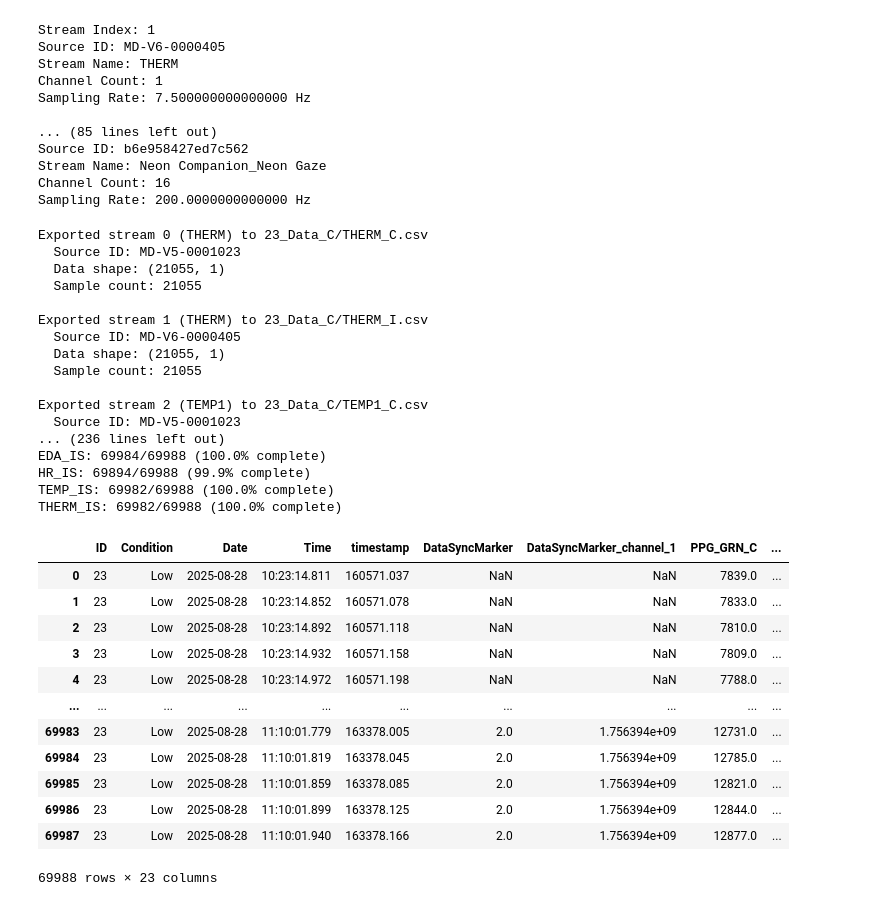
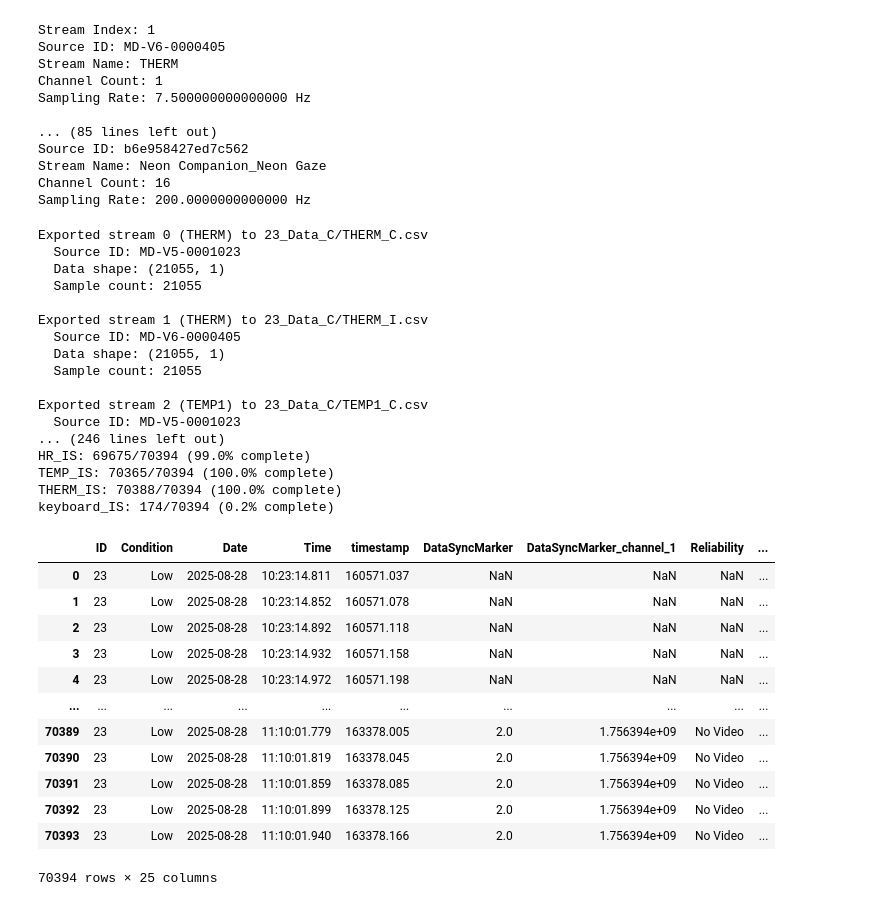
Before and after one commit to GT-HI-lab/GTRI_MHMUAV, a Jupyter notebook: XDF Analyzer.ipynb, the cells around one changed output. Cells and saved outputs as stored; diff of their text form; code cells hidden in the pictures.

```diff
--- a/XDF Analyzer.ipynb
+++ b/XDF Analyzer.ipynb
@@ -673,47 +690,53 @@ Stream Name: Neon Companion_Neon Gaze
 Channel Count: 16
 Sampling Rate: 200.0000000000000 Hz
 # %%
-# Export all streams to CSV files
+# Path to Intelligence Support XDF file
+is_xdf_path = "/Users/debbiehsu/Downloads/23_I.xdf"  # Replace with your actual IS XDF file path
+
+# Export Commander streams to CSV files
 exported_files = export_streams_to_csv(streams, output_dir="23_Data_C")
 
-# Merge CSV files with participant data
+# Extract IS Keyboard stream, convert to Commander timeline, save to 23_Data_C/Keyboard_IS.csv
+extract_is_keyboard_csv(is_xdf_path, streams, output_dir="23_Data_C")
+
+# Merge all CSV files with participant data
 merge_csv_files(
     input_dir="23_Data_C",
     output_path="merged_data_23_C.csv",
     use_ffill=True,
-    tolerance=0.01,  # 10ms tolerance for temporal alignment
+    tolerance=0.002,  # 10ms tolerance for temporal alignment (seconds unit: 0.001 = 1ms, 0.01 = 10ms)
     participant_id=23,  # Set participant ID
     condition="Low",       # Set condition (e.g., "High", "Low")
     video_condition=4  # Set video condition (1-6)
 )
 # %% [output]
 Exported stream 0 (THERM) to 23_Data_C/THERM_C.csv
   Source ID: MD-V5-0001023
   Data shape: (21055, 1)
   Sample count: 21055
 
 Exported stream 1 (THERM) to 23_Data_C/THERM_I.csv
   Source ID: MD-V6-0000405
   Data shape: (21055, 1)
   Sample count: 21055
 
 Exported stream 2 (TEMP1) to 23_Data_C/TEMP1_C.csv
   Source ID: MD-V5-0001023
-... (236 lines left out)
-EDA_IS: 69984/69988 (100.0% complete)
-HR_IS: 69894/69988 (99.9% complete)
-TEMP_IS: 69982/69988 (100.0% complete)
-THERM_IS: 69982/69988 (100.0% complete)
+... (246 lines left out)
+HR_IS: 69675/70394 (99.0% complete)
+TEMP_IS: 70365/70394 (100.0% complete)
+THERM_IS: 70388/70394 (100.0% complete)
+keyboard_IS: 174/70394 (0.2% complete)
-|  | ID | Condition | Date | Time | timestamp | DataSyncMarker | DataSyncMarker_channel_1 | PPG_GRN_C | ... |
-| 0 | 23 | Low | 2025-08-28 | 10:23:14.811 | 160571.037 | NaN | NaN | 7839.0 | ... |
-| 1 | 23 | Low | 2025-08-28 | 10:23:14.852 | 160571.078 | NaN | NaN | 7833.0 | ... |
-| 2 | 23 | Low | 2025-08-28 | 10:23:14.892 | 160571.118 | NaN | NaN | 7810.0 | ... |
-| 3 | 23 | Low | 2025-08-28 | 10:23:14.932 | 160571.158 | NaN | NaN | 7809.0 | ... |
-| 4 | 23 | Low | 2025-08-28 | 10:23:14.972 | 160571.198 | NaN | NaN | 7788.0 | ... |
+|  | ID | Condition | Date | Time | timestamp | DataSyncMarker | DataSyncMarker_channel_1 | Reliability | ... |
+| 0 | 23 | Low | 2025-08-28 | 10:23:14.811 | 160571.037 | NaN | NaN | NaN | ... |
+| 1 | 23 | Low | 2025-08-28 | 10:23:14.852 | 160571.078 | NaN | NaN | NaN | ... |
+| 2 | 23 | Low | 2025-08-28 | 10:23:14.892 | 160571.118 | NaN | NaN | NaN | ... |
+| 3 | 23 | Low | 2025-08-28 | 10:23:14.932 | 160571.158 | NaN | NaN | NaN | ... |
+| 4 | 23 | Low | 2025-08-28 | 10:23:14.972 | 160571.198 | NaN | NaN | NaN | ... |
 | ... | ... | ... | ... | ... | ... | ... | ... | ... | ... |
-| 69983 | 23 | Low | 2025-08-28 | 11:10:01.779 | 163378.005 | 2.0 | 1.756394e+09 | 12731.0 | ... |
-| 69984 | 23 | Low | 2025-08-28 | 11:10:01.819 | 163378.045 | 2.0 | 1.756394e+09 | 12785.0 | ... |
-| 69985 | 23 | Low | 2025-08-28 | 11:10:01.859 | 163378.085 | 2.0 | 1.756394e+09 | 12821.0 | ... |
-| 69986 | 23 | Low | 2025-08-28 | 11:10:01.899 | 163378.125 | 2.0 | 1.756394e+09 | 12844.0 | ... |
-| 69987 | 23 | Low | 2025-08-28 | 11:10:01.940 | 163378.166 | 2.0 | 1.756394e+09 | 12877.0 | ... |
+| 70389 | 23 | Low | 2025-08-28 | 11:10:01.779 | 163378.005 | 2.0 | 1.756394e+09 | No Video | ... |
+| 70390 | 23 | Low | 2025-08-28 | 11:10:01.819 | 163378.045 | 2.0 | 1.756394e+09 | No Video | ... |
+| 70391 | 23 | Low | 2025-08-28 | 11:10:01.859 | 163378.085 | 2.0 | 1.756394e+09 | No Video | ... |
+| 70392 | 23 | Low | 2025-08-28 | 11:10:01.899 | 163378.125 | 2.0 | 1.756394e+09 | No Video | ... |
+| 70393 | 23 | Low | 2025-08-28 | 11:10:01.940 | 163378.166 | 2.0 | 1.756394e+09 | No Video | ... |
-69988 rows × 23 columns
+70394 rows × 25 columns
```
Also changed, not shown: parts of 3 cells of this notebook.
